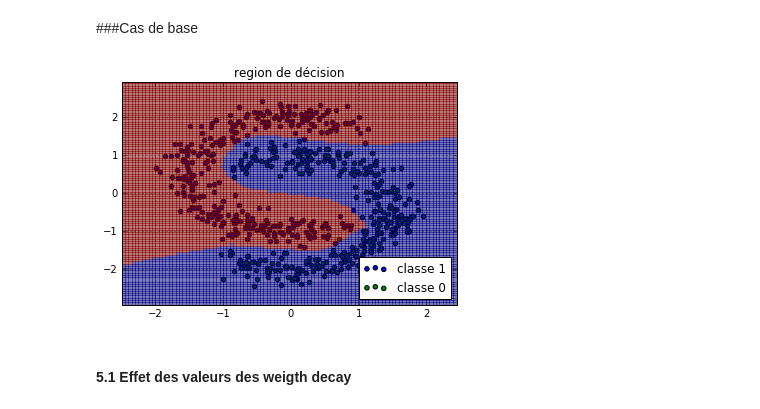
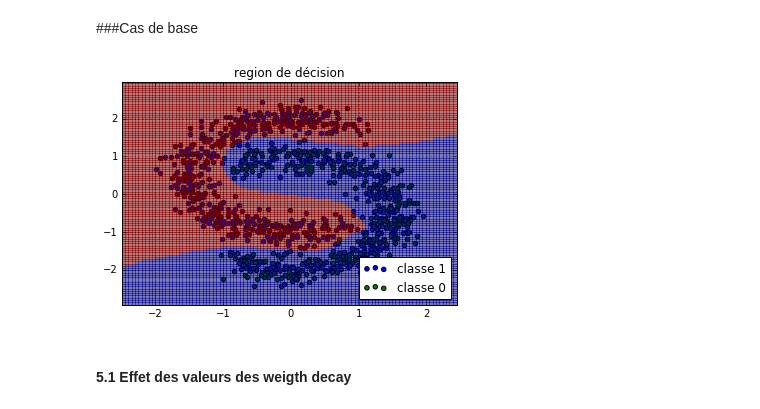
Before and after one commit to mabounassif/IFT6390, a Jupyter notebook: devoirs/d2/D2_p1_7a.ipynb, the cells around one changed output. Cells and saved outputs as stored; diff of their text form; code cells hidden in the pictures.

```diff
--- a/devoirs/d2/D2_p1_7a.ipynb
+++ b/devoirs/d2/D2_p1_7a.ipynb
@@ -147,19 +147,19 @@ Gradient verified for element 9 ✓
 # %%
 dh = 300
 d = 2
 m = 2
 k = 100
 iterations = 1000
 epsilon = 1e-5
 
 lamdas = np.matrix([[0.001, 0.0001],[0.001, 0.00006]])
 learning_rate = 0.019
 
 nnet = MLP(d, m, dh, epsilon)
 nnet.train(train, target, lamdas, learning_rate , k, iterations=iterations)
-nnet.show_decision_regions(MoonTrain)
+nnet.show_decision_regions(data)
 # %% [output]
-[figure, old version]
+[figure, new version]
 # %%
 def model_fit(d, m, dh, epsilon, train, target, lamdas, learning_rate, data, iterations=100):
     nnet = MLP(d, m, dh, epsilon)
```
Also changed, not shown: parts of 6 cells of this notebook, 5 other files.
